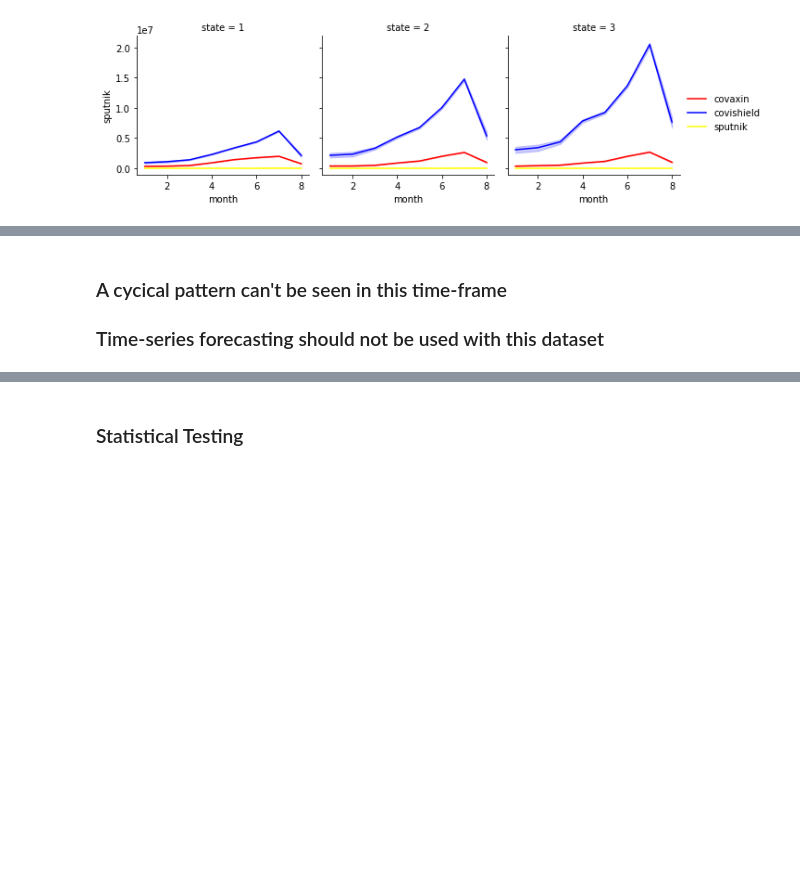
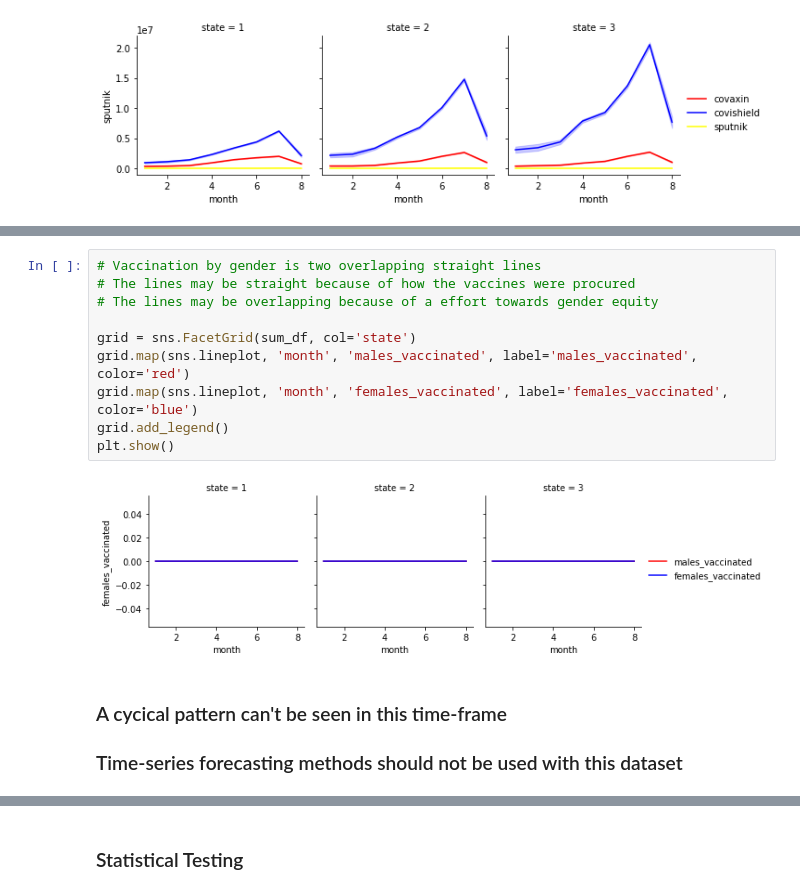
Before and after one commit to ian-james-johnson/individual_project, a Jupyter notebook: covid_india_project.ipynb, the cells around one changed output, grey strips where cells are left out. Cells and saved outputs as stored; diff of their text form; blank space fills up the shorter version.

```diff
--- a/covid_india_project.ipynb
+++ b/covid_india_project.ipynb
@@ -651,6 +699,18 @@ plt.show()
+# %%
+# Vaccination by gender is two overlapping straight lines
+# The lines may be straight because of how the vaccines were procured
+# The lines may be overlapping because of a effort towards gender equity
+
+grid = sns.FacetGrid(sum_df, col='state')
+grid.map(sns.lineplot, 'month', 'males_vaccinated', label='males_vaccinated', color='red')
+grid.map(sns.lineplot, 'month', 'females_vaccinated', label='females_vaccinated', color='blue')
+grid.add_legend()
+plt.show()
+# %% [output]
+[figure, added]
 # %% [markdown]
 ### A cycical pattern can't be seen in this time-frame
-### Time-series forecasting should not be used with this dataset
+### Time-series forecasting methods should not be used with this dataset
 # %%
 def data_split(df):
     '''
```
Also changed, not shown: parts of 46 cells of this notebook, 3 other files.
